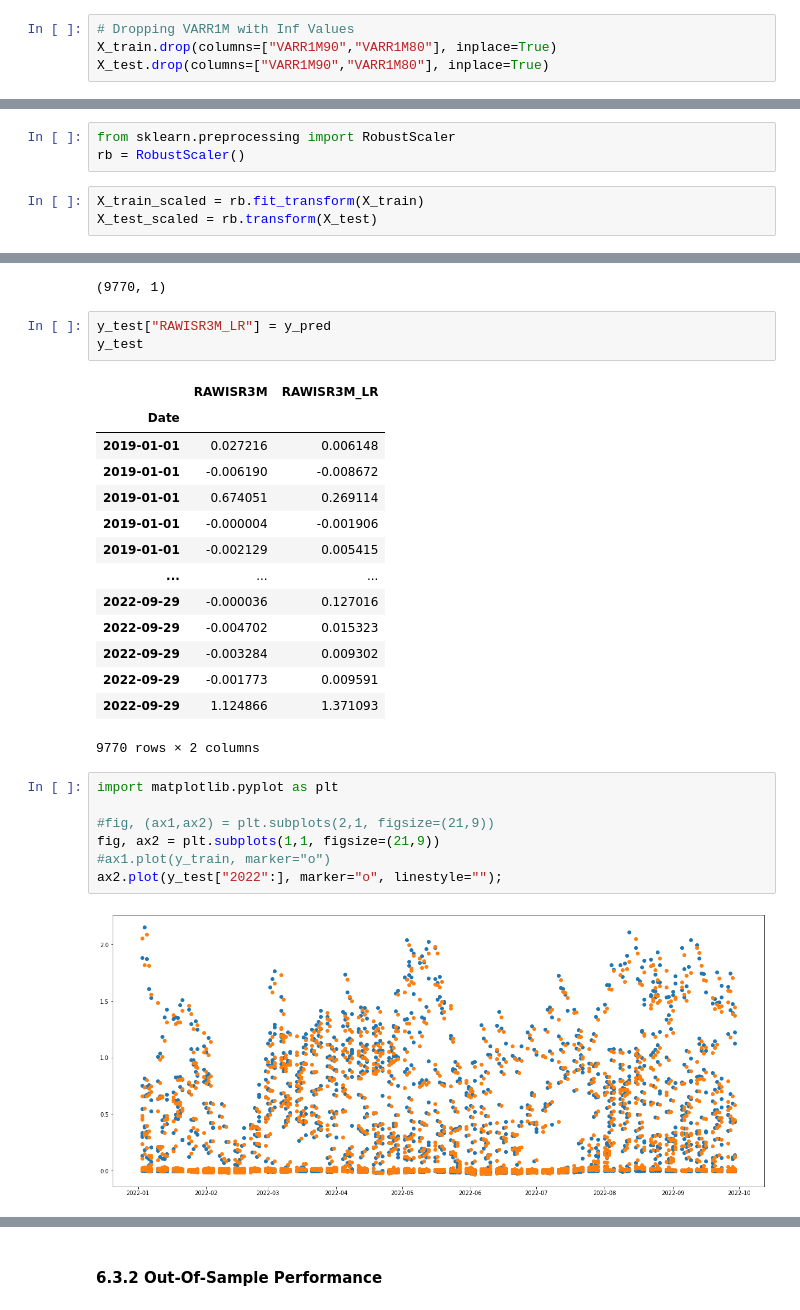
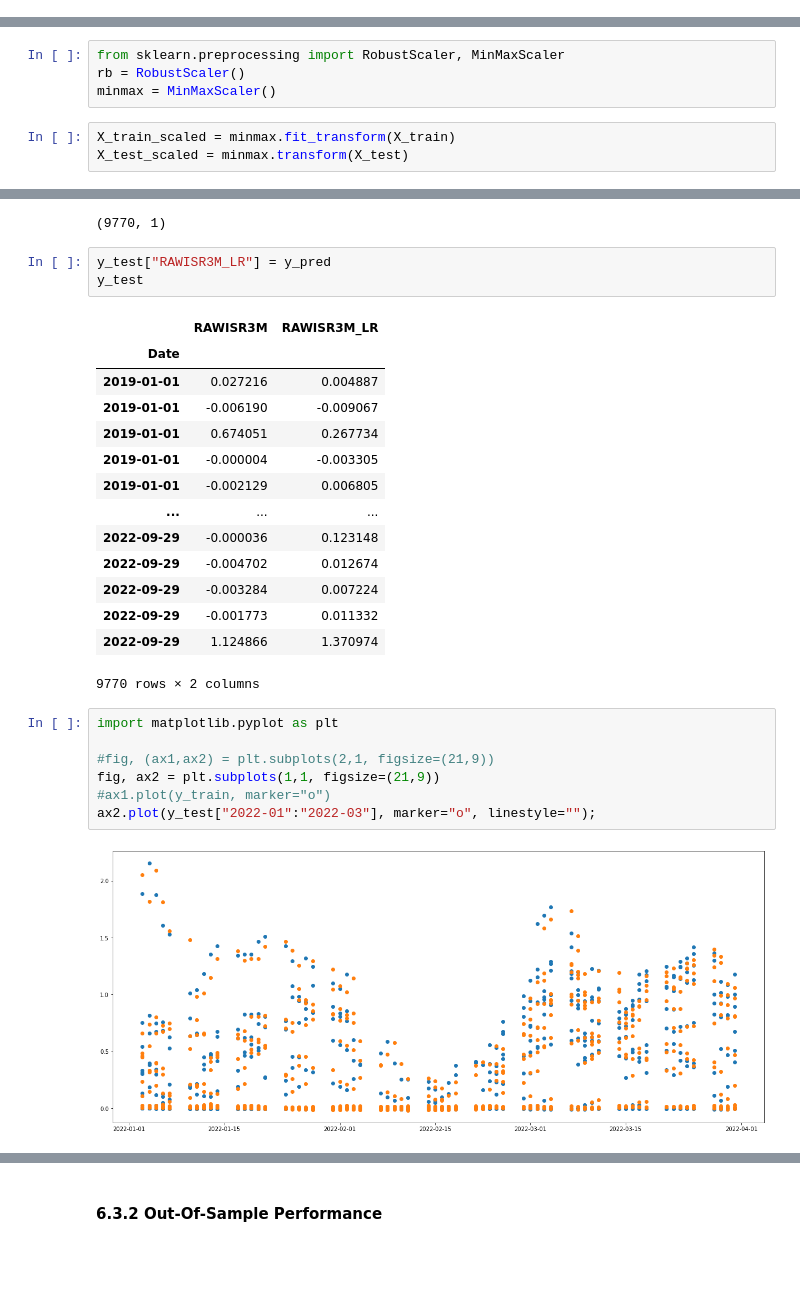
Before and after one commit to falken1983/fx_letor, a Jupyter notebook: regress_then_rank.ipynb, the cells around one changed output, grey strips where cells are left out. Drawn from its saved outputs; the diff is of its cells as text; blank space fills up the shorter version.

```diff
--- a/regress_then_rank.ipynb
+++ b/regress_then_rank.ipynb
@@ -284,7 +264,3 @@ OMEGA1M       2.192400e+02
 OMEGA3M       2.118137e+01
 OMEGA6M       8.529508e+00
 Name: max, dtype: float64
-# %%
-# Dropping VARR1M with Inf Values
-X_train.drop(columns=["VARR1M90","VARR1M80"], inplace=True)
-X_test.drop(columns=["VARR1M90","VARR1M80"], inplace=True)
@@ -339,6 +318,7 @@ X_train.iloc[:,-4:]
 # %%
-from sklearn.preprocessing import RobustScaler
+from sklearn.preprocessing import RobustScaler, MinMaxScaler
 rb = RobustScaler()
+minmax = MinMaxScaler()
 # %%
-X_train_scaled = rb.fit_transform(X_train)
-X_test_scaled = rb.transform(X_test)
+X_train_scaled = minmax.fit_transform(X_train)
+X_test_scaled = minmax.transform(X_test)
@@ -495,24 +481,24 @@ y_test
 # %% [output]
 |  | RAWISR3M | RAWISR3M_LR |
 | Date |  |  |
-| 2019-01-01 | 0.027216 | 0.006148 |
-| 2019-01-01 | -0.006190 | -0.008672 |
-| 2019-01-01 | 0.674051 | 0.269114 |
-| 2019-01-01 | -0.000004 | -0.001906 |
-| 2019-01-01 | -0.002129 | 0.005415 |
+| 2019-01-01 | 0.027216 | 0.004887 |
+| 2019-01-01 | -0.006190 | -0.009067 |
+| 2019-01-01 | 0.674051 | 0.267734 |
+| 2019-01-01 | -0.000004 | -0.003305 |
+| 2019-01-01 | -0.002129 | 0.006805 |
 | ... | ... | ... |
-| 2022-09-29 | -0.000036 | 0.127016 |
-| 2022-09-29 | -0.004702 | 0.015323 |
-| 2022-09-29 | -0.003284 | 0.009302 |
-| 2022-09-29 | -0.001773 | 0.009591 |
-| 2022-09-29 | 1.124866 | 1.371093 |
+| 2022-09-29 | -0.000036 | 0.123148 |
+| 2022-09-29 | -0.004702 | 0.012674 |
+| 2022-09-29 | -0.003284 | 0.007224 |
+| 2022-09-29 | -0.001773 | 0.011332 |
+| 2022-09-29 | 1.124866 | 1.370974 |
 9770 rows × 2 columns
 # %%
 import matplotlib.pyplot as plt
 
 #fig, (ax1,ax2) = plt.subplots(2,1, figsize=(21,9))
 fig, ax2 = plt.subplots(1,1, figsize=(21,9))
 #ax1.plot(y_train, marker="o")
-ax2.plot(y_test["2022":], marker="o", linestyle="");
+ax2.plot(y_test["2022-01":"2022-03"], marker="o", linestyle="");
 # %% [output]
-[figure, old version]
+[figure, new version]
```
Also changed, not shown: parts of 56 cells of this notebook.
